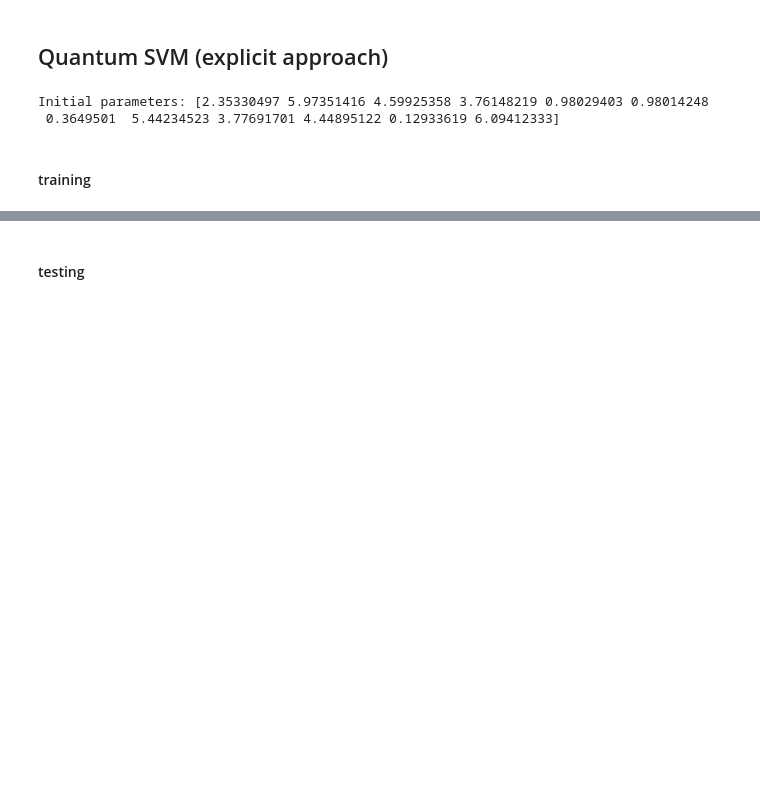
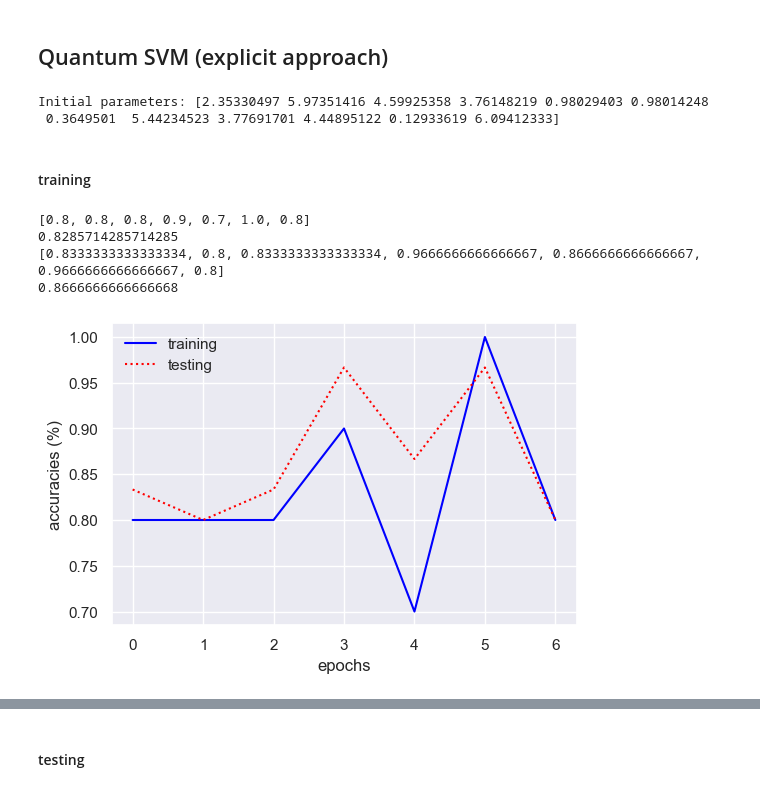
Before and after one commit to Roman20022002/QPQC_Project, a Jupyter notebook: n_qubits_QVC_Moons.ipynb, the cells around one changed output, grey strips where cells are left out. Cells and saved outputs as stored; diff of their text form; code cells hidden in the pictures; blank space fills up the shorter version.

```diff
--- a/n_qubits_QVC_Moons.ipynb
+++ b/n_qubits_QVC_Moons.ipynb
@@ -169,6 +183,25 @@ for i in tqdm(range(0, epochs)):
     thetas.append(theta)
     tmp.append(prediction)
     theta = theta_opt
+# %%
+print(training_accuracies)
+print(np.mean(training_accuracies))
+print(testing_accuracies)
+print(np.mean(testing_accuracies))
+# %% [output]
+[0.8, 0.8, 0.8, 0.9, 0.7, 1.0, 0.8]
+0.8285714285714285
+[0.8333333333333334, 0.8, 0.8333333333333334, 0.9666666666666667, 0.8666666666666667, 0.9666666666666667, 0.8]
+0.8666666666666668
+# %%
+plt.plot(training_accuracies, color='blue', label='training')
+plt.plot(testing_accuracies, color='red', linestyle=':',label='testing')
+plt.xlabel('epochs')
+plt.ylabel('accuracies (%)')
+plt.legend(loc=0, frameon=False)
+plt.show()
+# %% [output]
+[figure, added]
 # %%
 thetas_mean = []
 
```
Also changed, not shown: parts of 11 cells of this notebook.
